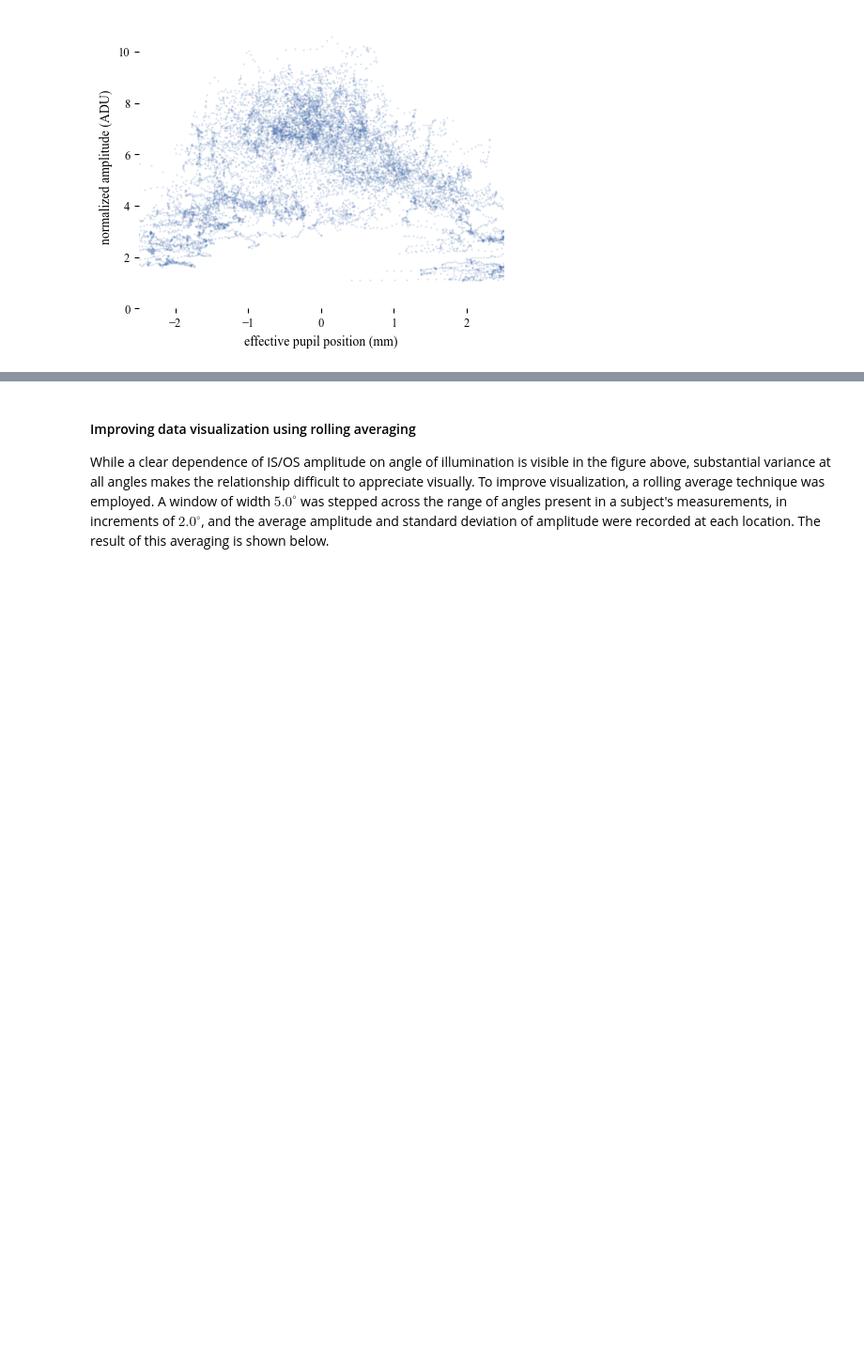
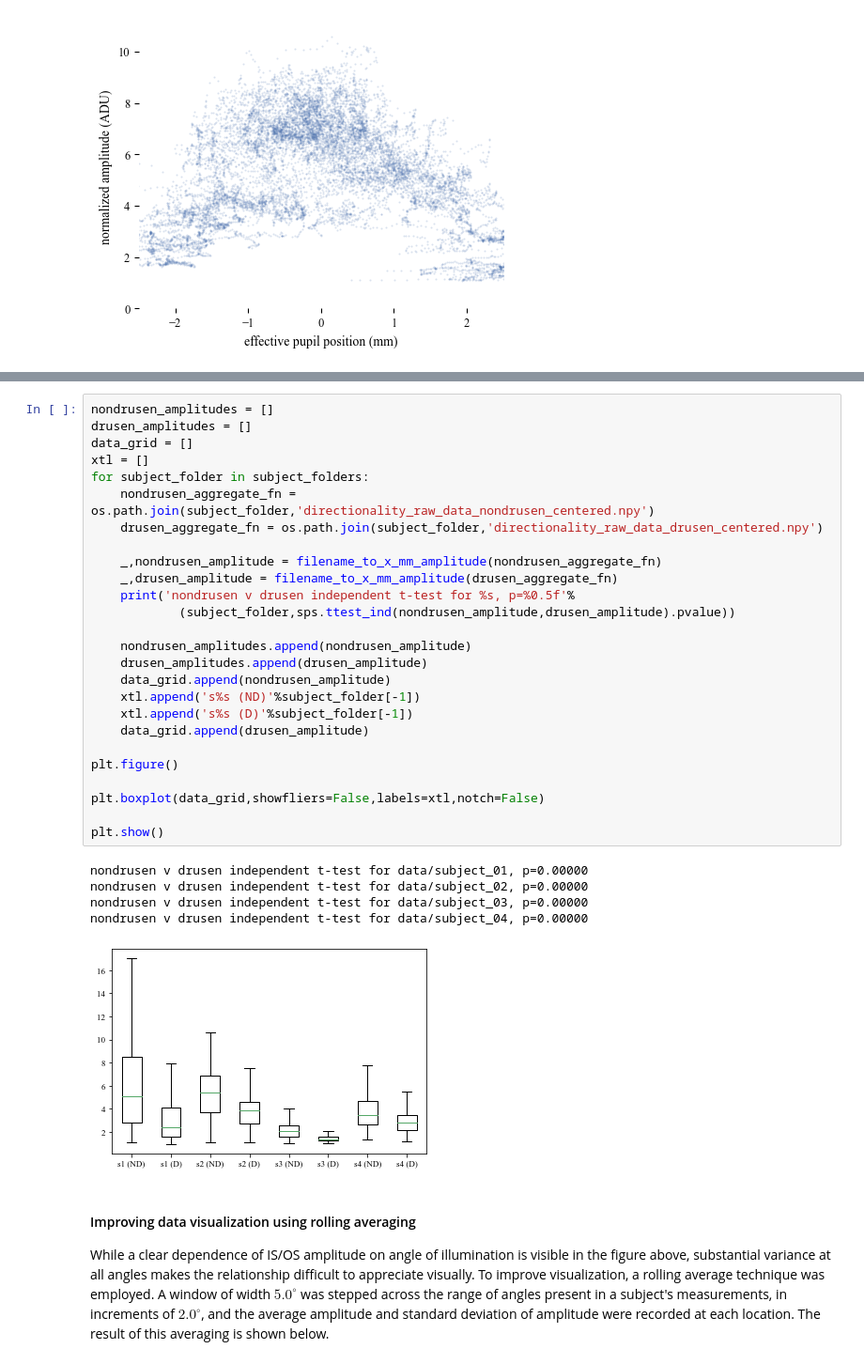
Before and after one commit to rjonnal/dOCT_drusen_example, a Jupyter notebook: dOCT_drusen_example.ipynb, the cells around one changed output, grey strips where cells are left out. Shown: that part at 94% size. Cells and saved outputs as stored; diff of their text form; blank space fills up the shorter version.

```diff
--- a/dOCT_drusen_example.ipynb
+++ b/dOCT_drusen_example.ipynb
@@ -205,3 +209,35 @@ plt.show()
+# %%
+nondrusen_amplitudes = []
+drusen_amplitudes = []
+data_grid = []
+xtl = []
+for subject_folder in subject_folders:
+    nondrusen_aggregate_fn = os.path.join(subject_folder,'directionality_raw_data_nondrusen_centered.npy')
+    drusen_aggregate_fn = os.path.join(subject_folder,'directionality_raw_data_drusen_centered.npy')
+
+    _,nondrusen_amplitude = filename_to_x_mm_amplitude(nondrusen_aggregate_fn)
+    _,drusen_amplitude = filename_to_x_mm_amplitude(drusen_aggregate_fn)
+    print('nondrusen v drusen independent t-test for %s, p=%0.5f'%
+            (subject_folder,sps.ttest_ind(nondrusen_amplitude,drusen_amplitude).pvalue))
+
+    nondrusen_amplitudes.append(nondrusen_amplitude)
+    drusen_amplitudes.append(drusen_amplitude)
+    data_grid.append(nondrusen_amplitude)
+    xtl.append('s%s (ND)'%subject_folder[-1])
+    xtl.append('s%s (D)'%subject_folder[-1])
+    data_grid.append(drusen_amplitude)
+
+plt.figure()
+
+plt.boxplot(data_grid,showfliers=False,labels=xtl,notch=False)
+
+plt.show()
+# %% [output]
+nondrusen v drusen independent t-test for data/subject_01, p=0.00000
+nondrusen v drusen independent t-test for data/subject_02, p=0.00000
+nondrusen v drusen independent t-test for data/subject_03, p=0.00000
+nondrusen v drusen independent t-test for data/subject_04, p=0.00000
+[figure, added]
 # %% [markdown]
 #### Improving data visualization using rolling averaging
 
```
Also changed, not shown: parts of 3 cells of this notebook, 1 other file.
